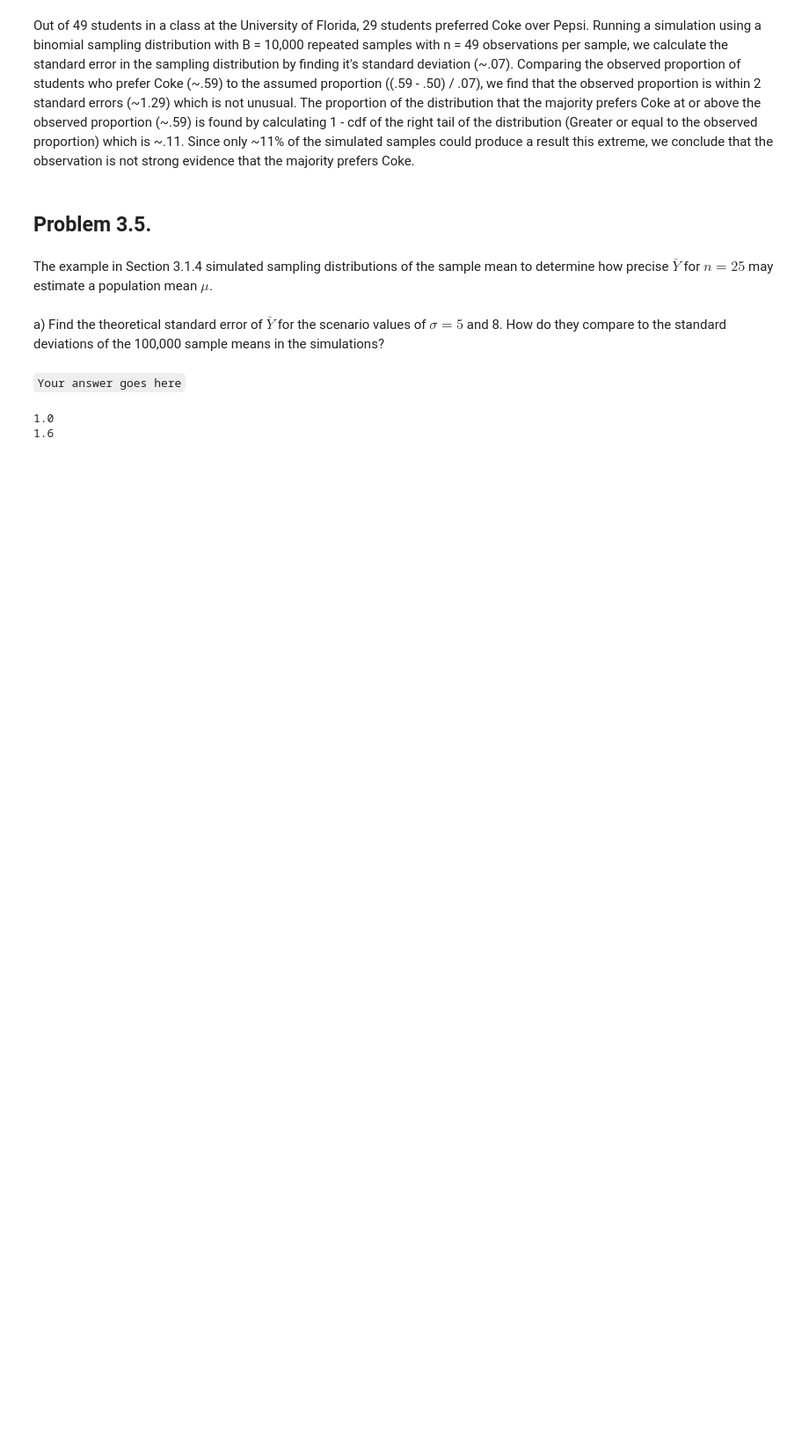
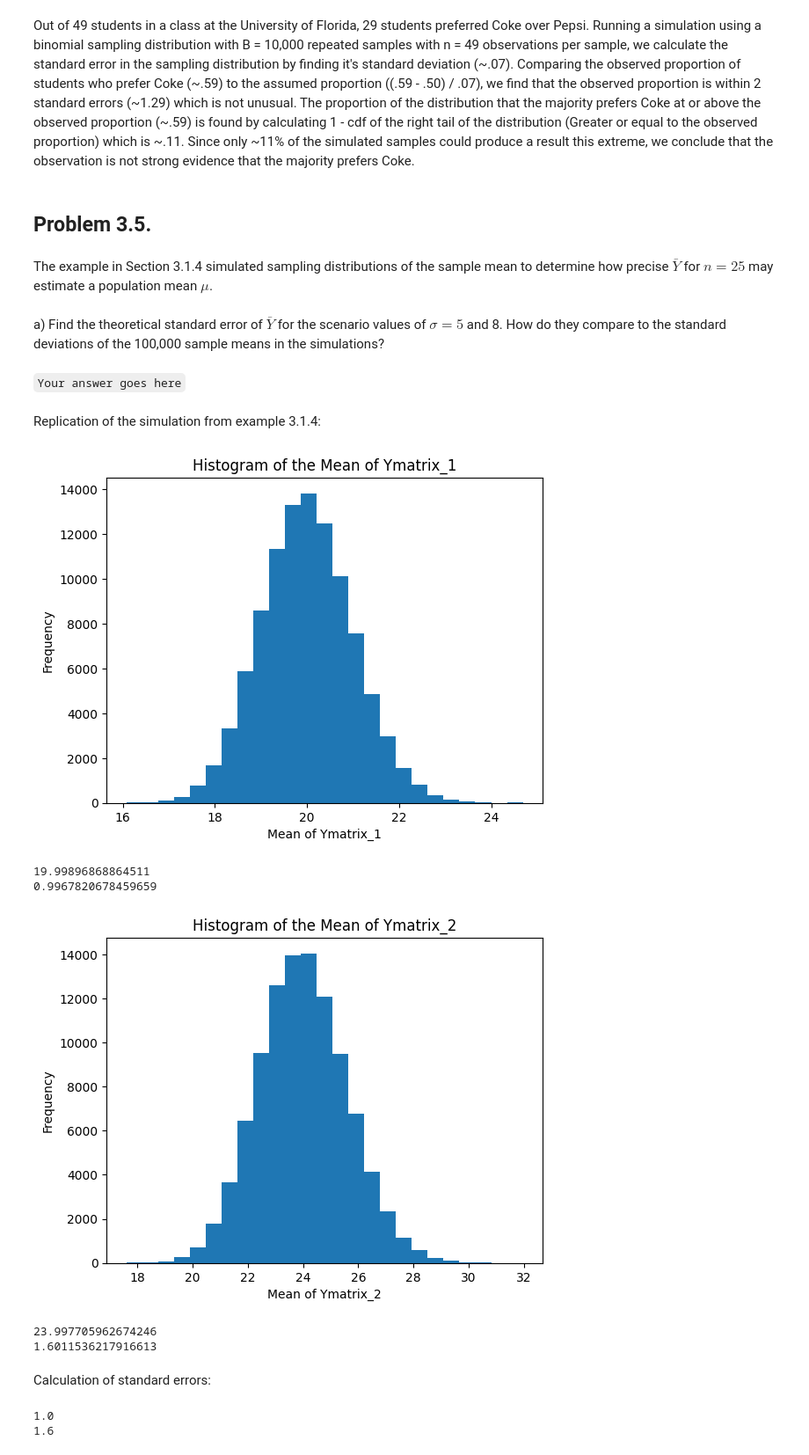
Before and after one commit to JustinSu11/Applied-Probability-and-Statistics-for-AI, a Jupyter notebook: Assignments/assignment 3.1/Justin_Nguyen_Assignment_3.1.ipynb, the cells around one changed output. Shown at 88% size. Cells and saved outputs as stored; diff of their text form; code cells hidden in the pictures; blank space fills up the shorter version.

```diff
--- a/Assignments/assignment 3.1/Justin_Nguyen_Assignment_3.1.ipynb
+++ b/Assignments/assignment 3.1/Justin_Nguyen_Assignment_3.1.ipynb
@@ -84,6 +84,38 @@ The example in Section 3.1.4 simulated sampling distributions of the sample mean
 a) Find the theoretical standard error of $\bar{Y}$ for the scenario values of $\sigma = 5$ and 8. How do they compare to the standard deviations of the 100,000 sample means in the simulations?
 # %% [markdown]
 `Your answer goes here`
+# %% [markdown]
+Replication of the simulation from example 3.1.4:
+# %%
+Ymatrix_1 = stats.gamma.rvs(a = 16, scale = 1.25, size = 25*100000).reshape(100000, 25)
+plt.hist(Ymatrix_1.mean(axis=1), bins=25)
+plt.xlabel('Mean of Ymatrix_1')
+plt.ylabel('Frequency')
+plt.title('Histogram of the Mean of Ymatrix_1')
+plt.show()
+Y1_mean = Ymatrix_1.mean(axis=1).mean()
+Y1_mean_std = Ymatrix_1.mean(axis=1).std()
+print(Y1_mean)
+print(Y1_mean_std)
+Ymatrix_2 = stats.gamma.rvs(a = 9, scale = 8/3, size = 25*100000).reshape(100000, 25)
+plt.hist(Ymatrix_2.mean(axis=1), bins=25)
+plt.xlabel('Mean of Ymatrix_2')
+plt.ylabel('Frequency')
+plt.title('Histogram of the Mean of Ymatrix_2')
+plt.show()
+Y2_mean = Ymatrix_2.mean(axis=1).mean()
+Y2_mean_std = Ymatrix_2.mean(axis=1).std()
+print(Y2_mean)
+print(Y2_mean_std)
+# %% [output]
+[figure, added]
+19.99896868864511
+0.9967820678459659
+[figure, added]
+23.997705962674246
+1.6011536217916613
+# %% [markdown]
+Calculation of standard errors:
 # %%
 sigma = 5
 se = sigma / 5
```
Also changed, not shown: parts of 36 cells of this notebook, 2 other files.
